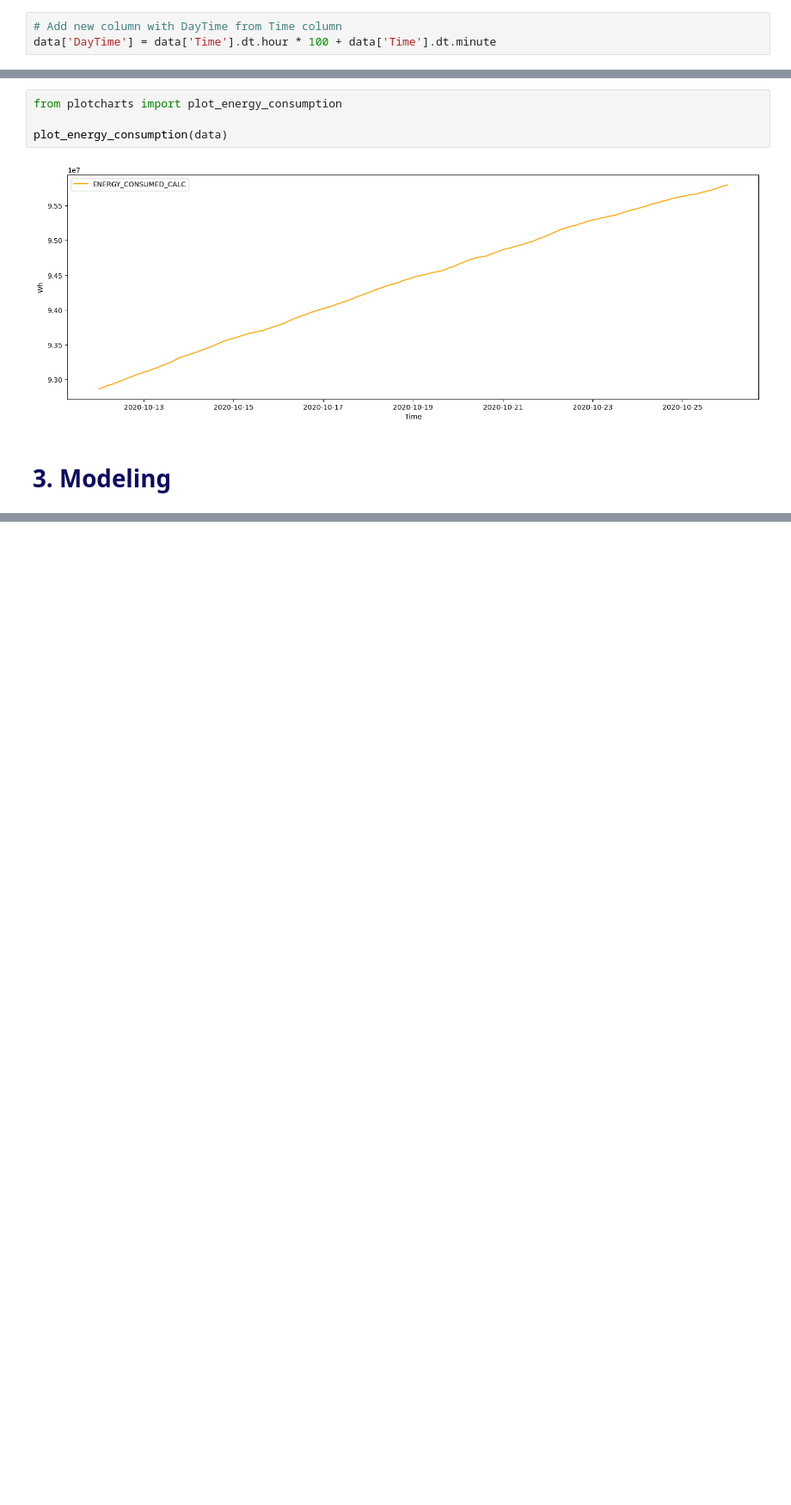
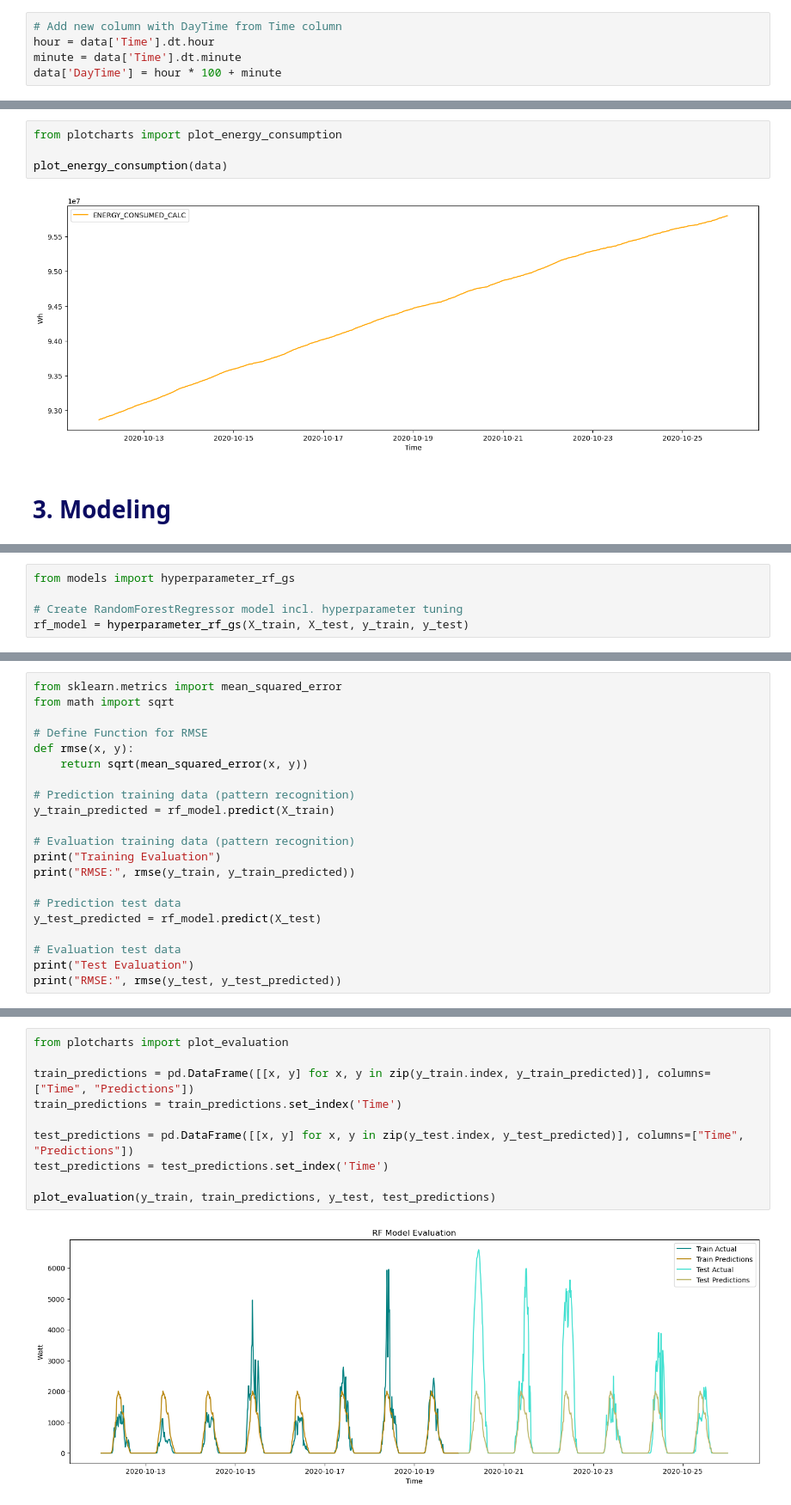
Before and after one commit to srechberger/DataScienceChallenge, a Jupyter notebook: DataScienceChallenge.ipynb, the cells around one changed output, grey strips where cells are left out. Shown at 86% size. Drawn from its saved outputs; the diff is of its cells as text; blank space fills up the shorter version.

Commit message:
modeling and evaluation

```diff
--- a/DataScienceChallenge.ipynb
+++ b/DataScienceChallenge.ipynb
@@ -136,6 +137,8 @@ Es wird die Annahme getroffen, dass die Stromproduktion durch die PV-Analage vom
 # %%
 # Add new column with DayTime from Time column
-data['DayTime'] = data['Time'].dt.hour * 100 + data['Time'].dt.minute
+hour = data['Time'].dt.hour
+minute = data['Time'].dt.minute
+data['DayTime'] = hour * 100 + minute
 # %% [markdown]
 ### 2.1.4. Validierung der Wertebereiche sämtlicher Attribute (inkl. Outliers):
 # %% [markdown]
@@ -276,0 +311,5 @@ plot_energy_consumption(data)
+# %%
+from models import hyperparameter_rf_gs
+
+# Create RandomForestRegressor model incl. hyperparameter tuning
+rf_model = hyperparameter_rf_gs(X_train, X_test, y_train, y_test)
@@ -276,0 +329,21 @@ plot_energy_consumption(data)
+# %%
+from sklearn.metrics import mean_squared_error
+from math import sqrt
+
+# Define Function for RMSE
+def rmse(x, y):
+    return sqrt(mean_squared_error(x, y))
+
+# Prediction training data (pattern recognition)
+y_train_predicted = rf_model.predict(X_train)
+
+# Evaluation training data (pattern recognition)
+print("Training Evaluation")
+print("RMSE:", rmse(y_train, y_train_predicted))
+
+# Prediction test data
+y_test_predicted = rf_model.predict(X_test)
+
+# Evaluation test data
+print("Test Evaluation")
+print("RMSE:", rmse(y_test, y_test_predicted))
@@ -276,0 +355,12 @@ plot_energy_consumption(data)
+# %%
+from plotcharts import plot_evaluation
+
+train_predictions = pd.DataFrame([[x, y] for x, y in zip(y_train.index, y_train_predicted)], columns=["Time", "Predictions"])
+train_predictions = train_predictions.set_index('Time')
+
+test_predictions = pd.DataFrame([[x, y] for x, y in zip(y_test.index, y_test_predicted)], columns=["Time", "Predictions"])
+test_predictions = test_predictions.set_index('Time')
+
+plot_evaluation(y_train, train_predictions, y_test, test_predictions)
+# %% [output]
+[figure, added]
```
Also changed, not shown: parts of 13 cells of this notebook, 2 other files.
